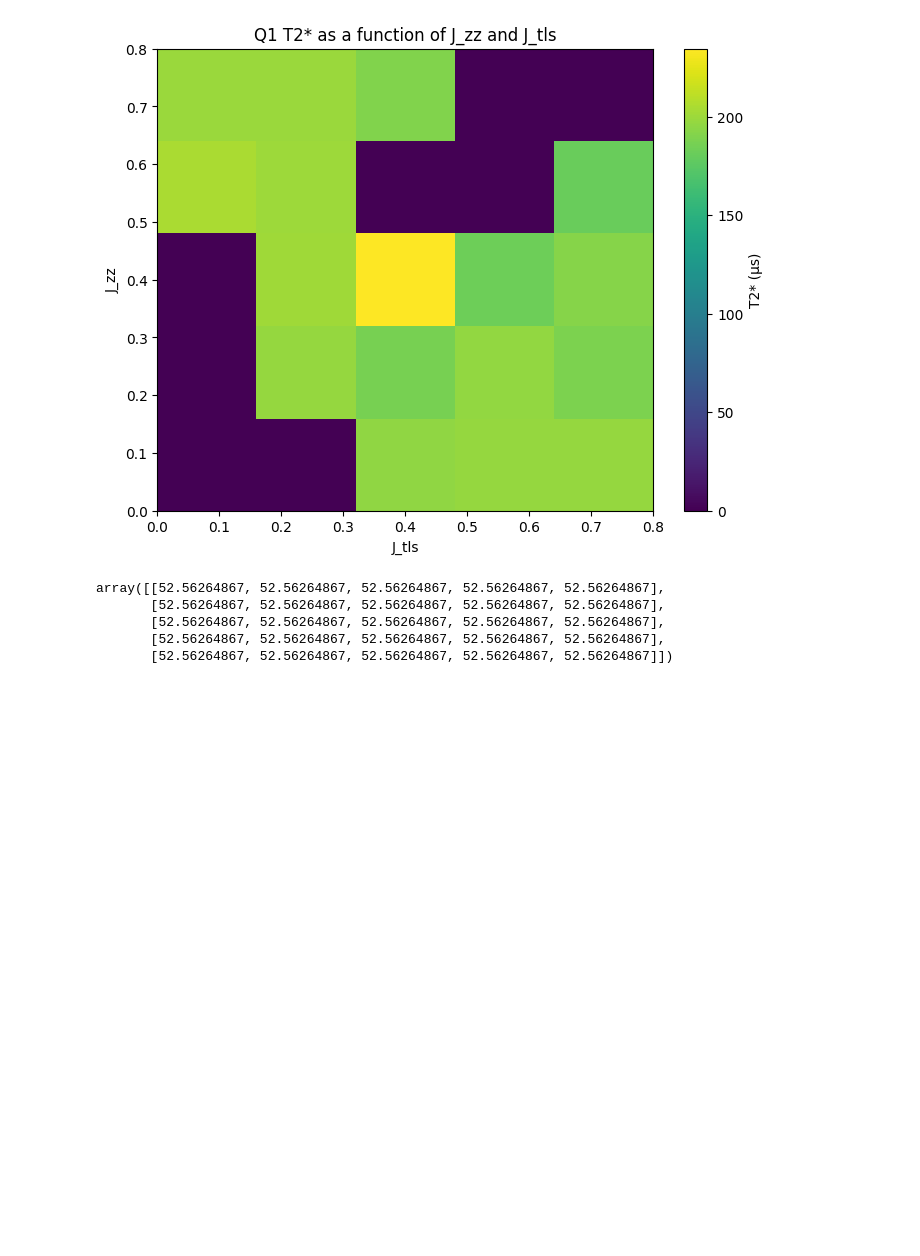
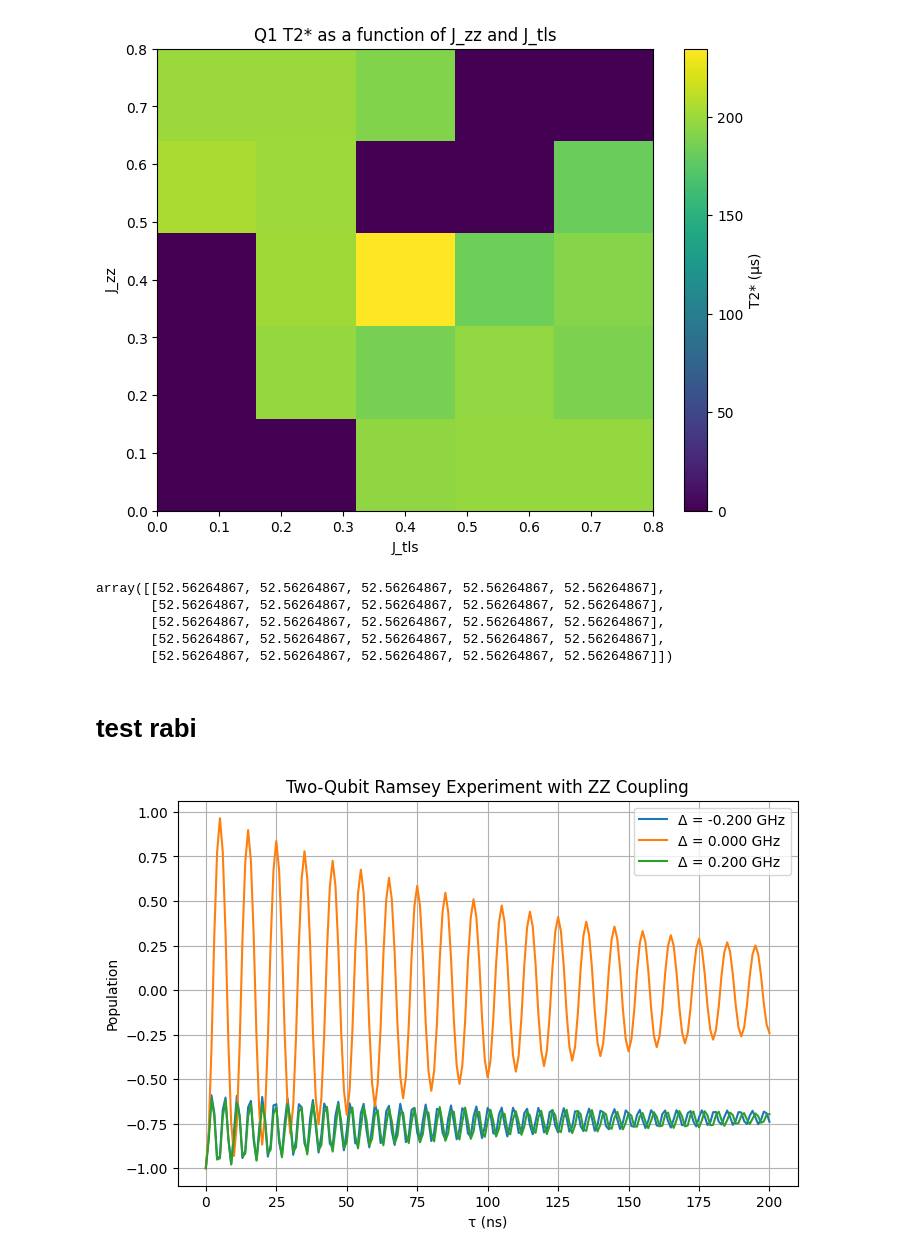
Before and after one commit to jyamaoka/qubit_zz_coupling, a Jupyter notebook: examples/drive_scan.ipynb, the cells around one changed output. Drawn from its saved outputs; the diff is of its cells as text; code cells hidden in the pictures; blank space fills up the shorter version.

```diff
--- a/examples/drive_scan.ipynb
+++ b/examples/drive_scan.ipynb
@@ -367,3 +372,47 @@ array([[52.56264867, 52.56264867, 52.56264867, 52.56264867, 52.56264867],
        [52.56264867, 52.56264867, 52.56264867, 52.56264867, 52.56264867],
        [52.56264867, 52.56264867, 52.56264867, 52.56264867, 52.56264867],
        [52.56264867, 52.56264867, 52.56264867, 52.56264867, 52.56264867]])
+# %% [markdown]
+# test rabi
+# %%
+# Get fresh settings
+SYSTEM_PARAMS = SYSTEM_PARAMS_base.copy()
+
+w_q1 = f2w(SYSTEM_PARAMS["f_q1"])
+
+# Example sweep
+taus      = np.linspace(0, 200, 201)
+detunings = np.linspace(-0.2, +0.2, 3) * 2 * np.pi
+t_p = np.pi / (2 * SYSTEM_PARAMS["omega1"])
+
+opts = {"nsteps": 1000000}
+
+psi0 = tensor(basis(2, 0), basis(2, 1), basis(2, 1))
+
+H, c_ops, sz_q1, sz_q2, sx_q1, sx_q2 = setup_operators(SYSTEM_PARAMS)
+psi0 = make_3tensor(1,0,0)
+
+def pm(t): # wrapper: define where used
+    return rabi_expectation(t, w_d1, SYSTEM_PARAMS["omega1"], H, sx_q1, sz_q1, c_ops=c_ops, opts=opts, psi0=psi0)
+
+data = {}
+for delta in detunings:
+    w_d1 = w_q1 + delta
+    if  USE_MP:
+        vals = list(parallel_map(pm,taus))
+    else:
+        vals = [pm(tau) for tau in taus]
+
+    data[delta] = vals
+# %%
+plt.figure(figsize=(8, 5))
+for delta, vals in data.items():
+    plt.plot(taus, vals, label=f"Δ = {delta/(2*np.pi):.3f} GHz")
+plt.xlabel("τ (ns)")
+plt.ylabel("Population")
+plt.title("Two-Qubit Ramsey Experiment with ZZ Coupling")
+plt.legend()
+plt.grid(True)
+plt.show()
+# %% [output]
+[figure, added]
```
Also changed, not shown: parts of 4 cells of this notebook, 3 other files.
